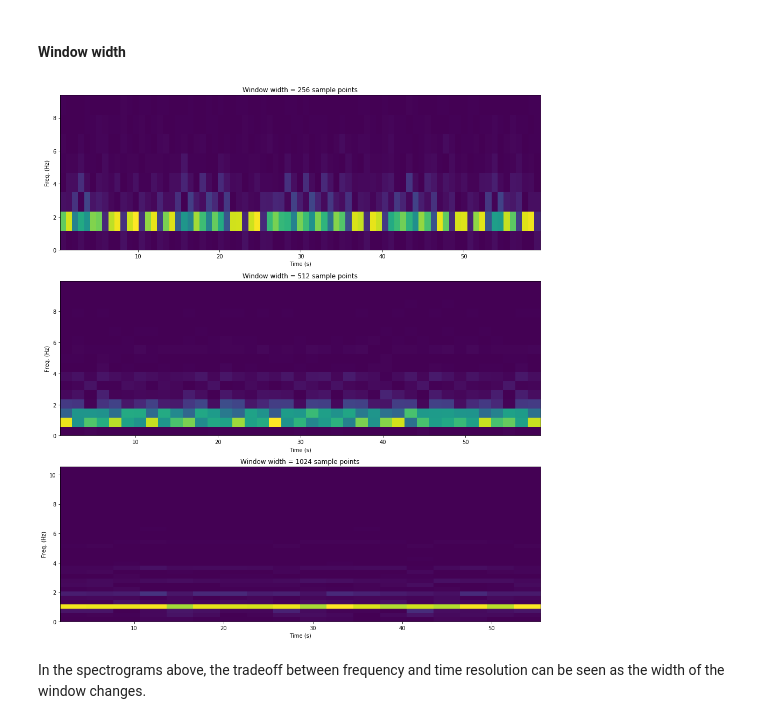
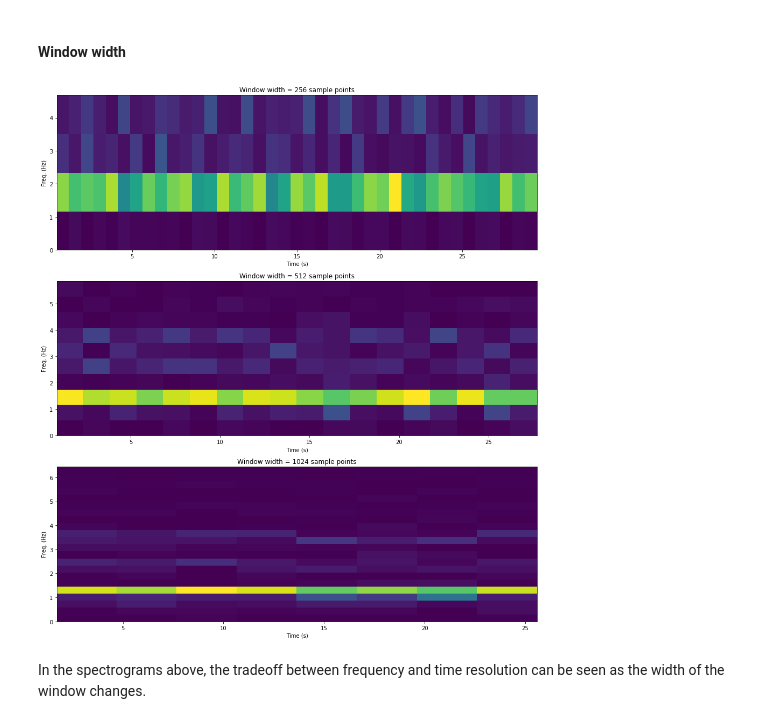
Before and after one commit to miguelfmc/gaitndd-wrangling, a Jupyter notebook: notebooks/WFDBProcessing.ipynb, the cells around one changed output. Drawn from its saved outputs; the diff is of its cells as text; code cells hidden in the pictures.

```diff
--- a/notebooks/WFDBProcessing.ipynb
+++ b/notebooks/WFDBProcessing.ipynb
@@ -63,0 +67,2 @@ The records from the Physionet database will be split into one minute segments a
+# %%
+n_fragments = 10
@@ -65,22 +182,38 @@ The records from the Physionet database will be split into one minute segments a
 out_dir = os.path.join(rootdir, 'data/interim/normalized-signals')
 in_dir = os.path.join(rootdir, 'data/raw')
 
-for in_filename in os.listdir(in_dir):
+for in_filename in sorted(os.listdir(in_dir)):
     if in_filename.endswith('hea'):
         record_name = in_filename[:-4]
         record = wfdb.rdrecord(os.path.join(rootdir, 'data/raw', record_name), \
                                sampfrom=0, sampto=90000)
 
         signal = record.p_signal.T
-        signal_right = signal[0, :]
-        signal_left = signal[1, :]
+        signal_right = signal[1, :]
+        signal_left = signal[0, :]
 
-        for i, fragment in enumerate(np.split(signal_right, 5)):
+        for i, fragment in enumerate(np.split(signal_right, n_fragments)):
+            nans, t = nan_helper(fragment)
+            num_of_nans = np.sum(nans)
+
+            if num_of_nans > 50:
+                continue
+            elif num_of_nans <= 50 and num_of_nans > 0:
+                fragment[nans] = np.interp(t(nans), t(~nans), fragment[~nans])
+
             normalized = (fragment - fragment.mean()) / fragment.std()
             out_filename = os.path.join(out_dir, record_name + '_rit_' + str(i+1))
             np.save(out_filename, normalized)
 
-        for i, fragment in enumerate(np.split(signal_left, 5)):
+        for i, fragment in enumerate(np.split(signal_left, n_fragments)):
+            nans, t = nan_helper(fragment)
+            num_of_nans = np.sum(nans)
+
+            if num_of_nans > 50:
+                continue
+            elif num_of_nans <= 50 and num_of_nans > 0:
+                fragment[nans] = np.interp(t(nans), t(~nans), fragment[~nans])
+
             normalized = (fragment - fragment.mean()) / fragment.std()
             out_filename = os.path.join(out_dir, record_name + '_let_' + str(i+1))
             np.save(out_filename, normalized)
@@ -107,24 +240,25 @@ out_dir = os.path.join(rootdir, 'data/interim/spectrograms')
 in_dir = os.path.join(rootdir, 'data/interim/normalized-signals')
 
 # take an example record from the dataset
-signal = np.load(os.path.join(in_dir, 'park7_let_3.npy'))
+signal = np.load(os.path.join(in_dir, 'hunt1_let_3.npy'))
 fs = 300
+freq_max = 7
 # %% [markdown]
 #### Window width
 # %%
 # compare window widths
 fig, axes = plt.subplots(nrows=3, ncols=1, figsize=(16, 18))
 
 for i in range(3):
     L = 256 * (2 ** i)
     f, t, Sxx = sgn.spectrogram(signal, nperseg=L)
-    f_limit = 11 * L // fs # index corresponding to the max freq that we are inteterested in (10 Hz)
+    f_limit = freq_max * L // fs # index corresponding to the max freq that we are inteterested in (10 Hz)
     axes[i].pcolormesh(t / fs, f[0:f_limit] * fs, np.abs(Sxx[0:f_limit]))
     axes[i].set_title('Window width = {0} sample points'.format(L))
     axes[i].set_xlabel('Time (s)')
     axes[i].set_ylabel('Freq. (Hz)')
 # %% [output]
-[figure, old version]
+[figure, new version]
 # %% [markdown]
 In the spectrograms above, the tradeoff between frequency and time resolution can be seen as the width of the window changes.
 # %% [markdown]
```
Also changed, not shown: parts of 14 cells of this notebook.
